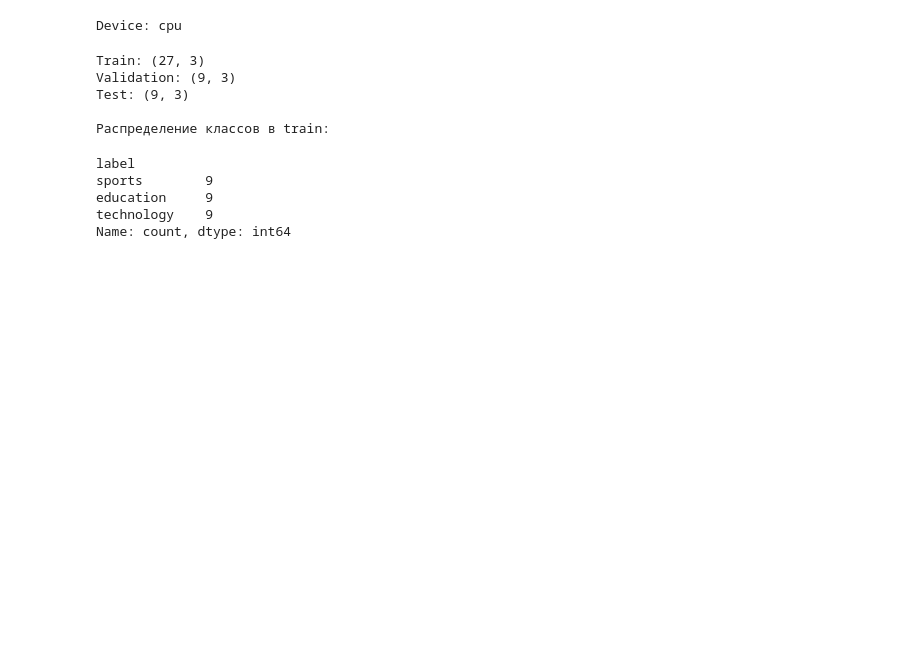
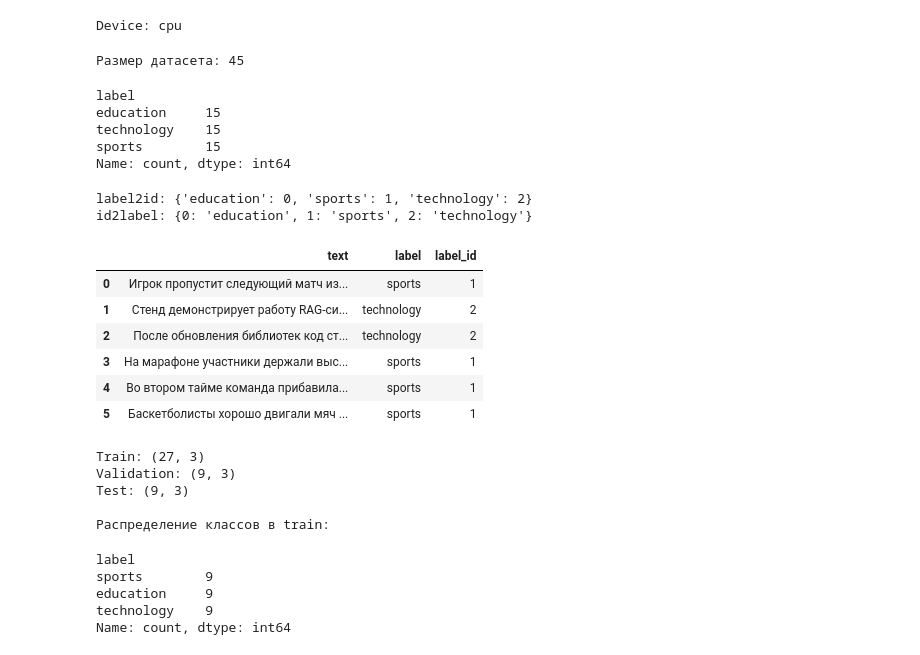
Before and after one commit to petr5092/IAI, a Jupyter notebook: homeworks/HW13/HW13.ipynb, the cells around one changed output. Cells and saved outputs as stored; diff of their text form; code cells hidden in the pictures; blank space fills up the shorter version.

```diff
--- a/homeworks/HW13/HW13.ipynb
+++ b/homeworks/HW13/HW13.ipynb
@@ -81,50 +81,50 @@ samples = [
     ("Команда уверенно выиграла матч и поднялась на первое место в таблице.", "sports"),
     ("Тренер похвалил игроков за дисциплину и хорошую игру в обороне.", "sports"),
     ("Футболисты провели интенсивную тренировку перед важной встречей.", "sports"),
     ("На стадионе сегодня аншлаг: болельщики ждут принципиального дерби.", "sports"),
     ("Спортсмен улучшил личный рекорд и вышел в финал соревнований.", "sports"),
     ("Во втором тайме команда прибавила в скорости и переломила ход игры.", "sports"),
     ("Судья назначил пенальти в концовке матча, и трибуны взорвались эмоциями.", "sports"),
     ("Клуб объявил состав на сезон и представил нового главного тренера.", "sports"),
     ("После серии поражений команда наконец одержала долгожданную победу.", "sports"),
     ("Игрок пропустит следующий матч из-за травмы колена.", "sports"),
     ("Сборная успешно начала турнир и не пропустила ни одного мяча.", "sports"),
     ("Баскетболисты хорошо двигали мяч и уверенно реализовали дальние броски.", "sports"),
     ("Хоккейный вратарь несколько раз спас команду в очень сложных эпизодах.", "sports"),
     ("На марафоне участники держали высокий темп почти всю дистанцию.", "sports"),
     ("В решающем сете теннисист сыграл хладнокровно и довёл матч до победы.", "sports"),
 ]
 
 df = pd.DataFrame(samples, columns=["text", "label"])
-# Примечание: для учебного задания здесь используется небольшой искусственный",
-,
-,
-,
-,
-,
-
-:
-,
-:
-,
-: {
-:
-
-: [
-,
-Размер датасета:", len(df))
+print("Размер датасета:", len(df))
 display(df["label"].value_counts())
 
 label_names = sorted(df["label"].unique())
 label2id = {label: idx for idx, label in enumerate(label_names)}
 id2label = {idx: label for label, idx in label2id.items()}
 
 df["label_id"] = df["label"].map(label2id)
 
 print("label2id:", label2id)
 print("id2label:", id2label)
 
 display(df.sample(6, random_state=42).reset_index(drop=True))
+# %% [output]
+Размер датасета: 45
+label
+education     15
+technology    15
+sports        15
+Name: count, dtype: int64
+label2id: {'education': 0, 'sports': 1, 'technology': 2}
+id2label: {0: 'education', 1: 'sports', 2: 'technology'}
+|  | text | label | label_id |
+| 0 | Игрок пропустит следующий матч из... | sports | 1 |
+| 1 | Стенд демонстрирует работу RAG-си... | technology | 2 |
+| 2 | После обновления библиотек код ст... | technology | 2 |
+| 3 | На марафоне участники держали выс... | sports | 1 |
+| 4 | Во втором тайме команда прибавила... | sports | 1 |
+| 5 | Баскетболисты хорошо двигали мяч ... | sports | 1 |
 # %%
 # Сначала отделяем test (20%), затем из оставшихся данных выделяем validation (25% от остатка),
 # что в итоге даёт приблизительно 60/20/20.
```
Also changed, not shown: parts of 2 cells of this notebook.
